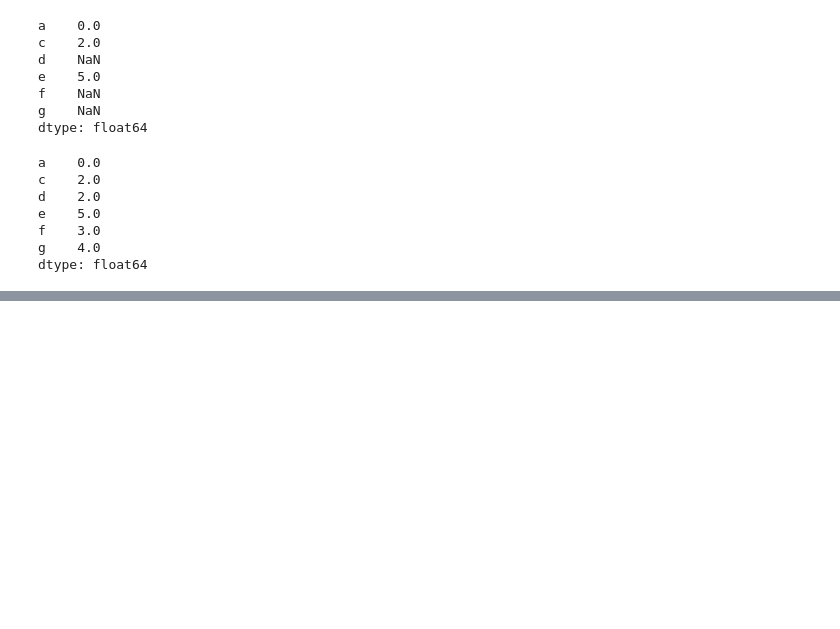
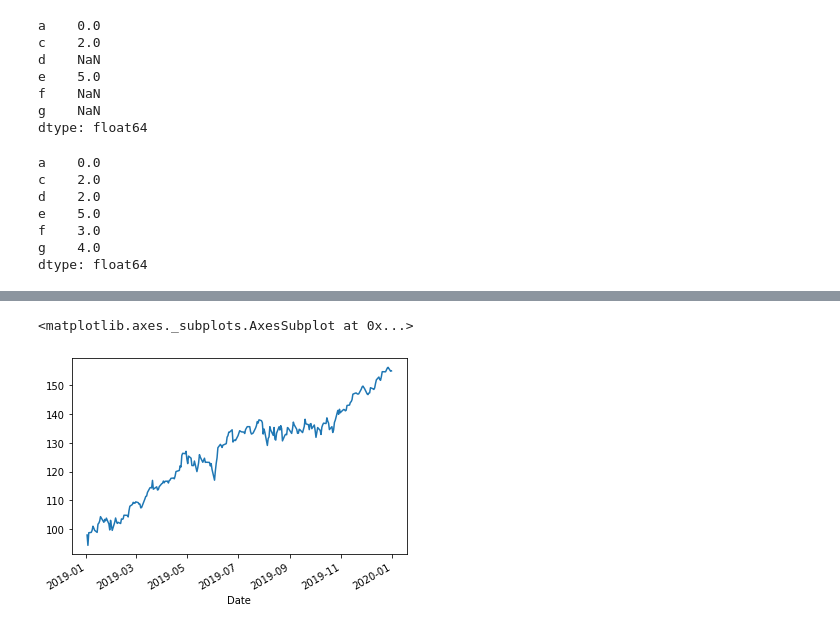
Before and after one commit to venkata14/Uconn-DSC-Workshops, a Jupyter notebook: numpy-pandas-matplotlib-part-2/NumPy_Matplotlib_Pandas-Part-2.ipynb, the cells around one changed output, grey strips where cells are left out. Saved outputs shown, nothing was run; the diff lists cells and outputs as text; code cells hidden in the pictures; blank space fills up the shorter version.

```diff
--- a/numpy-pandas-matplotlib-part-2/NumPy_Matplotlib_Pandas-Part-2.ipynb
+++ b/numpy-pandas-matplotlib-part-2/NumPy_Matplotlib_Pandas-Part-2.ipynb
@@ -692,0 +973,6 @@ AttributeError: 'numpy.ndarray' object has no attribute 'index'
+# %%
+# We can take advantage of the Datetime Index
+msftDf['2019'].Close.plot()
+# %% [output]
+<matplotlib.axes._subplots.AxesSubplot at 0x...>
+[figure, added]
```
Also changed, not shown: parts of 107 cells of this notebook.
